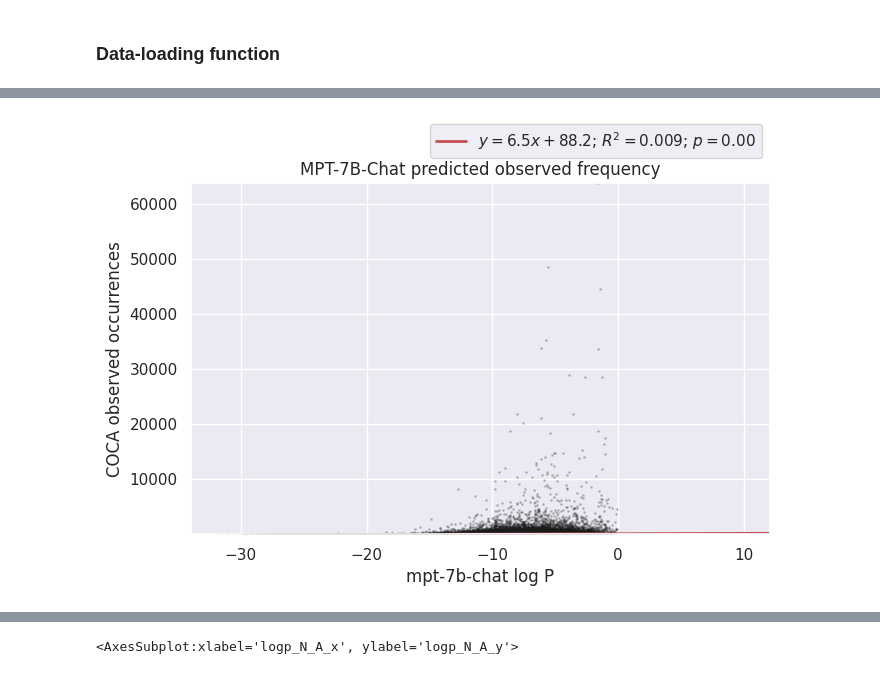
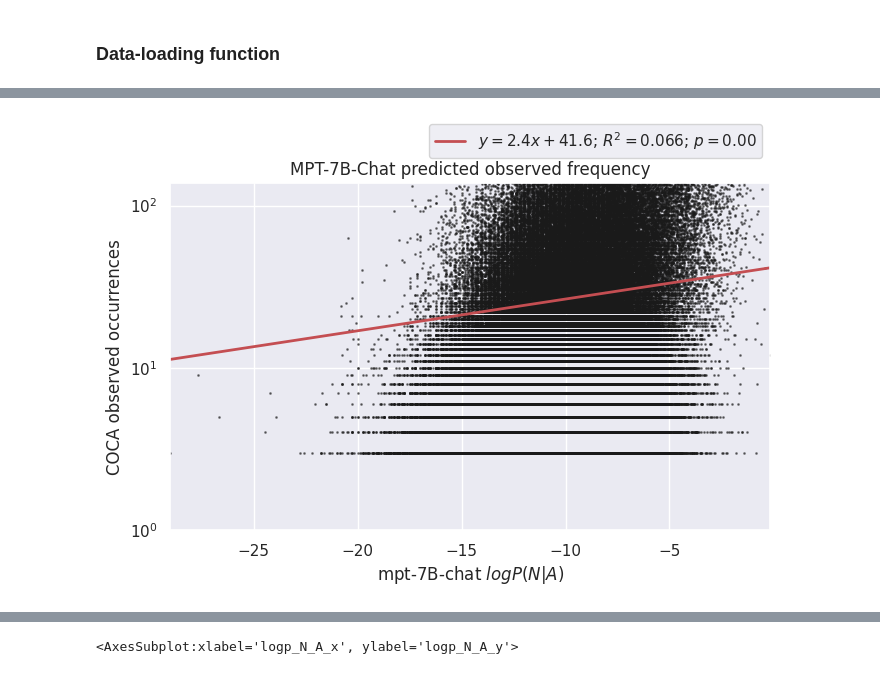
Before and after one commit to roccoflint/composlang_ud, a Jupyter notebook: notebooks/figure-2-process_llm_sparsity.ipynb, the cells around one changed output, grey strips where cells are left out. Cells and saved outputs as stored; diff of their text form; code cells hidden in the pictures.

```diff
--- a/notebooks/figure-2-process_llm_sparsity.ipynb
+++ b/notebooks/figure-2-process_llm_sparsity.ipynb
@@ -35,6 +35,9 @@ obs = (
     .todense()
     .reshape(-1)
 )
+# %%
+adj_freq = pd.read_pickle("./simulate-comb-A-N/adj_freqs.pkl")
+noun_freq = pd.read_pickle("./simulate-comb-A-N/noun_freqs.pkl")
 # %%
 def get_results(
     model="gpt2_xl",
@@ -140,0 +116,32 @@ fit.params, fit.rsquared
+# %%
+# set lower and upper bounds using 5% and 95% quantiles
+lower_bound = mpt7bchat["metadata", "observed"].quantile(0.01)
+upper_bound = mpt7bchat["metadata", "observed"].quantile(0.99)
+
+view = mpt7bchat[
+    (mpt7bchat["metadata", "observed"] < upper_bound)
+    & (mpt7bchat["metadata", "observed"] > lower_bound)
+]
+
+
+def compute_fit(df, model="model", metric="logp_N_A", lower_pct=0.01, upper_pct=0.99):
+    lower_bound = df["metadata", "observed"].quantile(lower_pct)
+    upper_bound = df["metadata", "observed"].quantile(upper_pct)
+
+    df = df[
+        (df["metadata", "observed"] < upper_bound)
+        & (df["metadata", "observed"] > lower_bound)
+    ]
+
+    y = df["metadata", "observed"]
+    if isinstance(metric, str):
+        x = df[model, metric]
+    else:
+        x = df[model, metric[0]] * df[model, metric[1]]
+    model = sm.OLS(y, sm.add_constant(x))
+    fit = model.fit()
+    return x, y, fit
+
+
+x, y, fit = compute_fit(view)
+fit.summary()
@@ -141,28 +168,28 @@ fit.params, fit.rsquared
 # %%
 f, ax = plt.subplots(figsize=(7, 5))
-ax.scatter(x, y, alpha=0.2, s=1, c="k")
-# ax.set_yscale("log")
+ax.scatter(x, y, alpha=0.5, s=1, c="k")
+ax.set_yscale("log")
 # ax.set_yscale("log")
 # extract intercept b and slope m
 b, m = fit.params
 # plot y = m*x + b
 ax.axline(
     xy1=(0, b),
     xy2=(10, 10 * m + b),
     color="r",
     linewidth=2,
     linestyle="-",
     # slope=m,
     label=f"$y = {m:.1f}x {b:+.1f}$; $R^2={fit.rsquared:.3f}$; $p={fit.pvalues[1]:.2f}$",
 )
-# ax.set_xlim(min(x), max(x))
-ax.set_ylim(1, max(y))
+ax.set_xlim(min(x), max(x))
+ax.set_ylim(1e-0, max(y) + 1)
 ax.legend(loc="lower right", bbox_to_anchor=(1, 1.05))
 ax.set_title("MPT-7B-Chat predicted observed frequency")
-ax.set_xlabel("mpt-7b-chat log P")
+ax.set_xlabel("mpt-7B-chat $log P(N|A)$")
 ax.set_ylabel("COCA observed occurrences")
 
 plt.tight_layout()
 plt.show()
 # %% [output]
-[figure, old version]
+[figure, new version]
```
Also changed, not shown: parts of 24 cells of this notebook, 3 other files.
